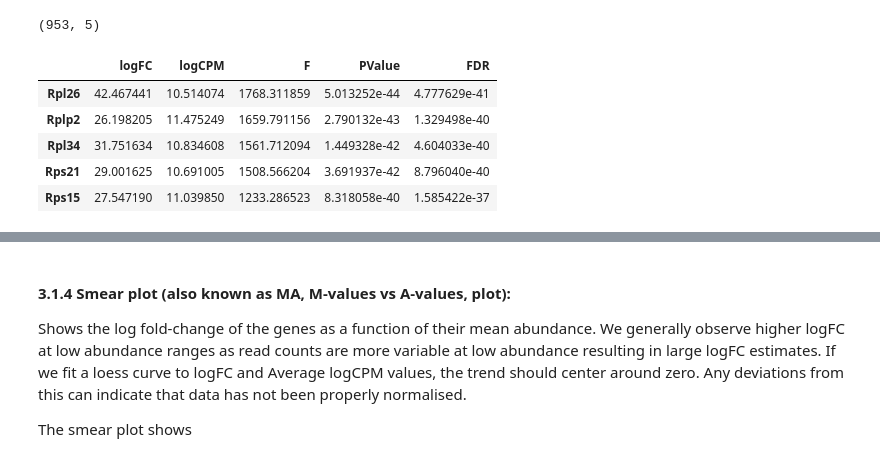
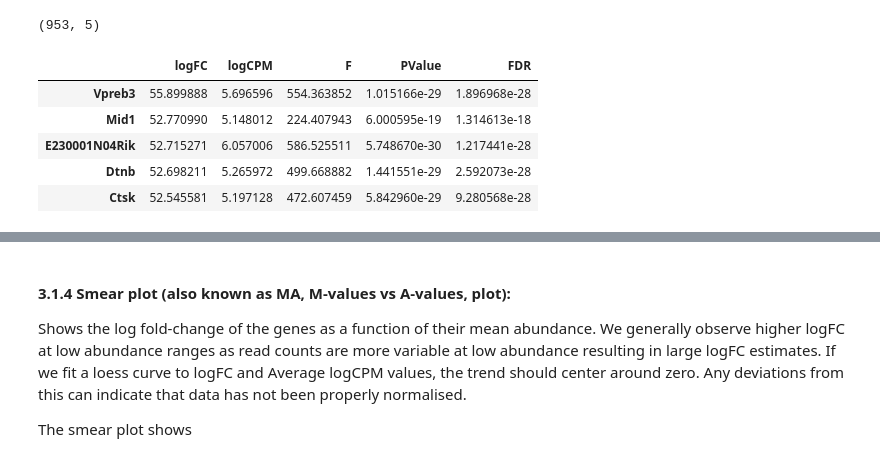
Before and after one commit to lueckenlab/masterpraktikum_fibrosis_atlas, a Jupyter notebook: notebooks/differential_gene_expression_analysis/DiffEx_edgeR_py.ipynb, the cells around one changed output, grey strips where cells are left out. Cells and saved outputs as stored; diff of their text form; code cells hidden in the pictures.

```diff
--- a/notebooks/differential_gene_expression_analysis/DiffEx_edgeR_py.ipynb
+++ b/notebooks/differential_gene_expression_analysis/DiffEx_edgeR_py.ipynb
@@ -64,21 +64,36 @@ fit_model <- function(adata_){
     print("Dimensions before subsetting:")
     print(dim(y))
     print("")
-    keep <- filterByExpr(y)
+    keep <- filterByExpr(y)   # keeps genes that have at least min.count (default: 10) reads in a worthwhile number samples
     y <- y[keep, , keep.lib.sizes=FALSE]
     print("Dimensions after subsetting:")
     print(dim(y))
     print("")
     # normalize
     y <- calcNormFactors(y)
+
+    adata_$condition <- relevel(adata_$condition, 'untreated')   # define 'untreated' as a baseline
+
     # create a vector that is concatentation of condition and cell type that we will later use with contrasts
     group <- paste0(colData(adata_)$condition, ".", colData(adata_)$coarse_harmonized_anno)
+    group2 <- paste0(colData(adata_)$batch, ".", colData(adata_)$coarse_harmonized_anno)
+    group3 <- paste0(colData(adata_)$batch, ".", colData(adata_)$condition)
     batch <- colData(adata_)$batch
-    sample <- colData(adata_)$sample
+    condition <- colData(adata_)$condition
+    sample <- colData(adata_)$sample   # batch + condition
+    cell_t <- colData(adata_)$coarse_harmonized_anno
     # create a design matrix: TODO
 
+
+    #Group <- paste(colData(adata_)$batch, colData(adata_)$condition, sep=".")
+    #Group <- factor(Group)
+    #design <- model.matrix(~0+Group)
+    #colnames(design) <- levels(Group)
+
     # Funktioniert: model.matrix(~group), model.matrix(~ 0 + group)
-    design <- model.matrix(~ 0 + group) # model.matrix(~ 0 + group + batch)
+    #design <- model.matrix(~ 0 + group + batch)  # condition, cell type and batch -> does not work
+    design <- model.matrix(~ 0 + group) # -> used for the plots
+    print(colnames(design))
     # estimate dispersion
     y <- estimateDisp(y, design = design)
     # fit the model
@@ -179,11 +197,11 @@ tt_Neutrophils.shape
 # %% [output]
 (953, 5)
 # %%
-tt_Neutrophils[:5]
+tt_Neutrophils.sort_values('logFC', ascending=False)[:5]   # genes with the highest logFC
 # %% [output]
 |  | logFC | logCPM | F | PValue | FDR |
-| Rpl26 | 42.467441 | 10.514074 | 1768.311859 | 5.013252e-44 | 4.777629e-41 |
-| Rplp2 | 26.198205 | 11.475249 | 1659.791156 | 2.790132e-43 | 1.329498e-40 |
-| Rpl34 | 31.751634 | 10.834608 | 1561.712094 | 1.449328e-42 | 4.604033e-40 |
-| Rps21 | 29.001625 | 10.691005 | 1508.566204 | 3.691937e-42 | 8.796040e-40 |
-| Rps15 | 27.547190 | 11.039850 | 1233.286523 | 8.318058e-40 | 1.585422e-37 |
+| Vpreb3 | 55.899888 | 5.696596 | 554.363852 | 1.015166e-29 | 1.896968e-28 |
+| Mid1 | 52.770990 | 5.148012 | 224.407943 | 6.000595e-19 | 1.314613e-18 |
+| E230001N04Rik | 52.715271 | 6.057006 | 586.525511 | 5.748670e-30 | 1.217441e-28 |
+| Dtnb | 52.698211 | 5.265972 | 499.668882 | 1.441551e-29 | 2.592073e-28 |
+| Ctsk | 52.545581 | 5.197128 | 472.607459 | 5.842960e-29 | 9.280568e-28 |
```
Also changed, not shown: parts of 25 cells of this notebook.
